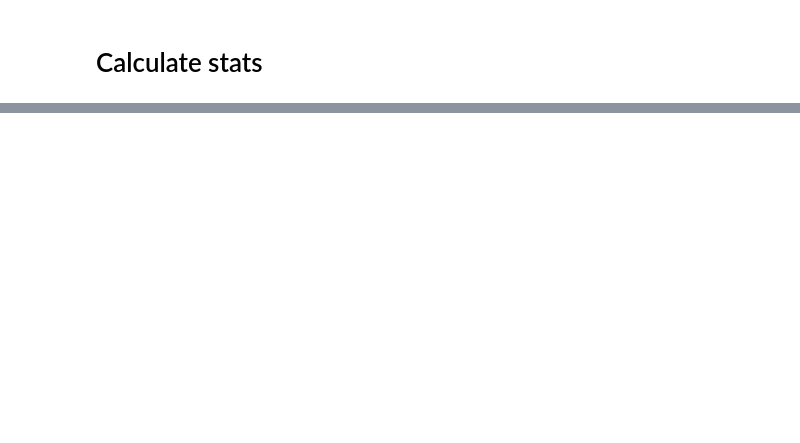
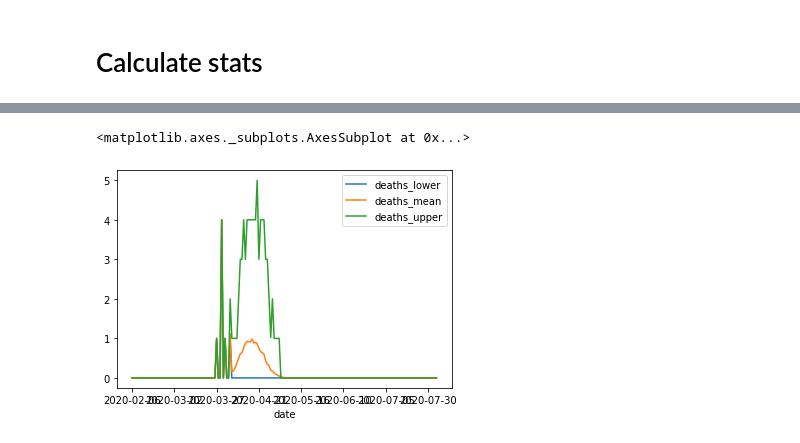
Before and after one commit to nicksilver/cov19-mod-comp, a Jupyter notebook: mod_explore.ipynb, the cells around one changed output, grey strips where cells are left out. Saved outputs shown, nothing was run; the diff lists cells and outputs as text; code cells hidden in the pictures; blank space fills up the shorter version.

```diff
--- a/mod_explore.ipynb
+++ b/mod_explore.ipynb
@@ -37,0 +64,5 @@ ihme_ICUbed_max_lower, ihme_ICUbed_max_mean, ihme_ICUbed_max_upper = ihme_ICUbed
+# %%
+ihme_deaths.plot()
+# %% [output]
+<matplotlib.axes._subplots.AxesSubplot at 0x...>
+[figure, added]
```
Also changed, not shown: parts of 5 cells of this notebook, 2 other files.
